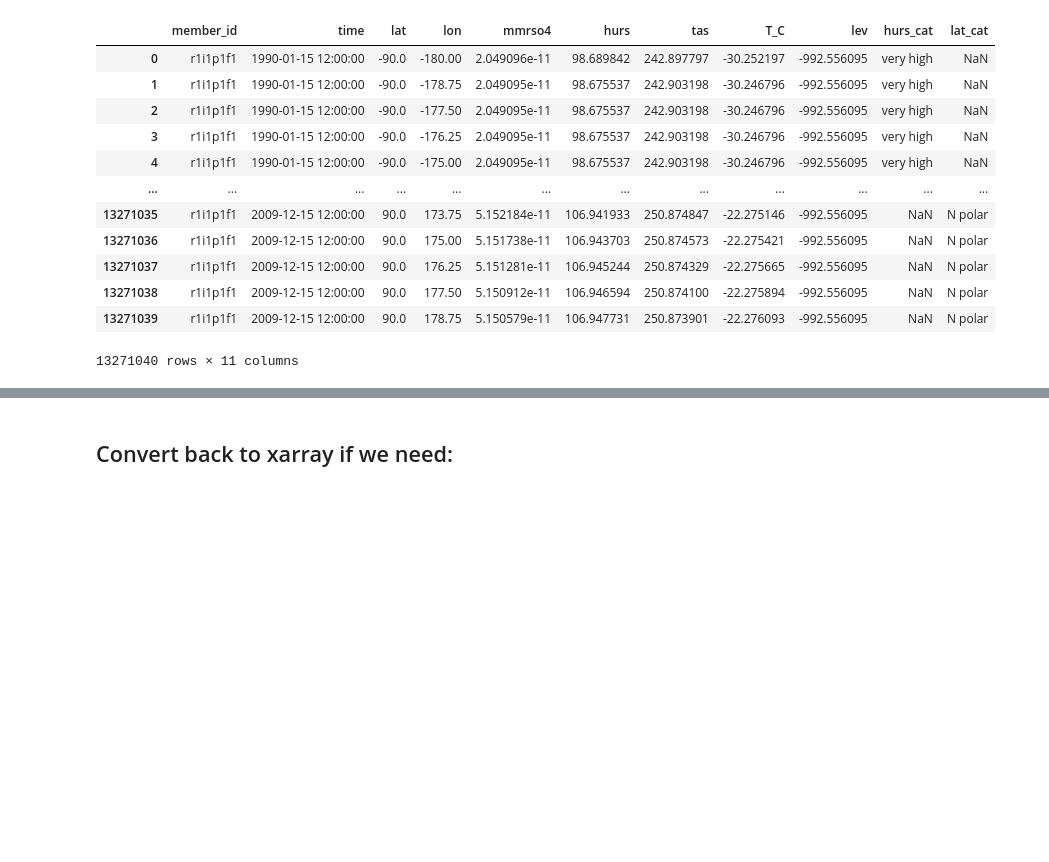
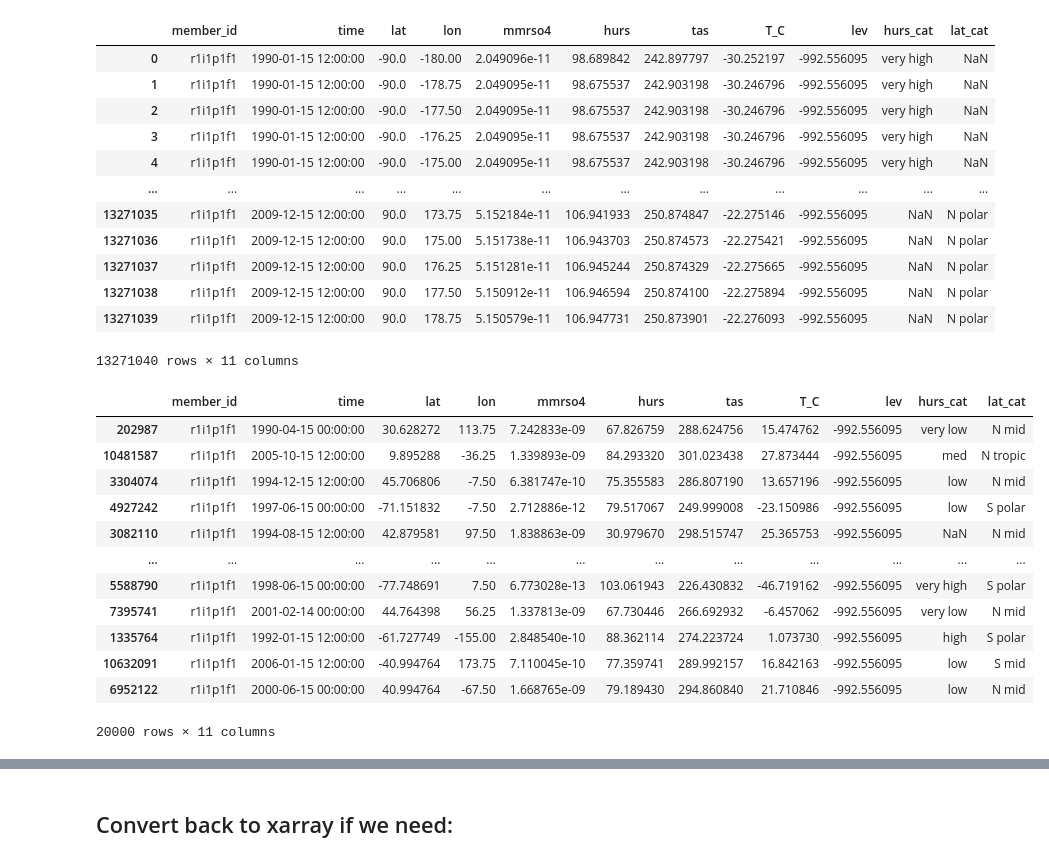
Before and after one commit to MetOs-UiO/eScience2024, a Jupyter notebook: docs/learning/notebooks/some-xarray-pandas-presentation_Sara.ipynb, the cells around one changed output, grey strips where cells are left out. Drawn from its saved outputs; the diff is of its cells as text; code cells hidden in the pictures; blank space fills up the shorter version.

```diff
--- a/docs/learning/notebooks/some-xarray-pandas-presentation_Sara.ipynb
+++ b/docs/learning/notebooks/some-xarray-pandas-presentation_Sara.ipynb
@@ -902,4 +903,20 @@ df_ri
 | 13271038 | r1i1p1f1 | 2009-12-15 12:00:00 | 90.0 | 177.50 | 5.150912e-11 | 106.946594 | 250.874100 | -22.275894 | -992.556095 | NaN | N polar |
 | 13271039 | r1i1p1f1 | 2009-12-15 12:00:00 | 90.0 | 178.75 | 5.150579e-11 | 106.947731 | 250.873901 | -22.276093 | -992.556095 | NaN | N polar |
 13271040 rows × 11 columns
+# %%
+df_ri.sample(n=20000)
+# %% [output]
+|  | member_id | time | lat | lon | mmrso4 | hurs | tas | T_C | lev | hurs_cat | lat_cat |
+| 202987 | r1i1p1f1 | 1990-04-15 00:00:00 | 30.628272 | 113.75 | 7.242833e-09 | 67.826759 | 288.624756 | 15.474762 | -992.556095 | very low | N mid |
+| 10481587 | r1i1p1f1 | 2005-10-15 12:00:00 | 9.895288 | -36.25 | 1.339893e-09 | 84.293320 | 301.023438 | 27.873444 | -992.556095 | med | N tropic |
+| 3304074 | r1i1p1f1 | 1994-12-15 12:00:00 | 45.706806 | -7.50 | 6.381747e-10 | 75.355583 | 286.807190 | 13.657196 | -992.556095 | low | N mid |
+| 4927242 | r1i1p1f1 | 1997-06-15 00:00:00 | -71.151832 | -7.50 | 2.712886e-12 | 79.517067 | 249.999008 | -23.150986 | -992.556095 | low | S polar |
+| 3082110 | r1i1p1f1 | 1994-08-15 12:00:00 | 42.879581 | 97.50 | 1.838863e-09 | 30.979670 | 298.515747 | 25.365753 | -992.556095 | NaN | N mid |
+| ... | ... | ... | ... | ... | ... | ... | ... | ... | ... | ... | ... |
+| 5588790 | r1i1p1f1 | 1998-06-15 00:00:00 | -77.748691 | 7.50 | 6.773028e-13 | 103.061943 | 226.430832 | -46.719162 | -992.556095 | very high | S polar |
+| 7395741 | r1i1p1f1 | 2001-02-14 00:00:00 | 44.764398 | 56.25 | 1.337813e-09 | 67.730446 | 266.692932 | -6.457062 | -992.556095 | very low | N mid |
+| 1335764 | r1i1p1f1 | 1992-01-15 12:00:00 | -61.727749 | -155.00 | 2.848540e-10 | 88.362114 | 274.223724 | 1.073730 | -992.556095 | high | S polar |
+| 10632091 | r1i1p1f1 | 2006-01-15 12:00:00 | -40.994764 | 173.75 | 7.110045e-10 | 77.359741 | 289.992157 | 16.842163 | -992.556095 | low | S mid |
+| 6952122 | r1i1p1f1 | 2000-06-15 00:00:00 | 40.994764 | -67.50 | 1.668765e-09 | 79.189430 | 294.860840 | 21.710846 | -992.556095 | low | N mid |
+20000 rows × 11 columns
 # %%
```
Also changed, not shown: parts of 8 cells of this notebook.
